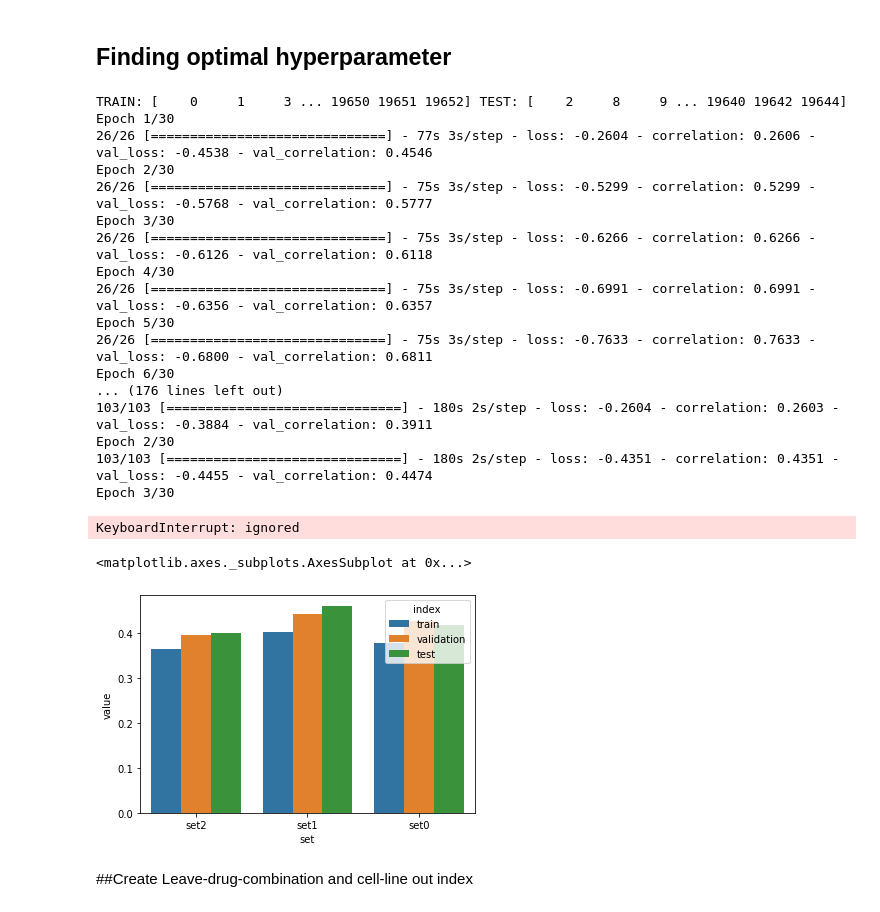
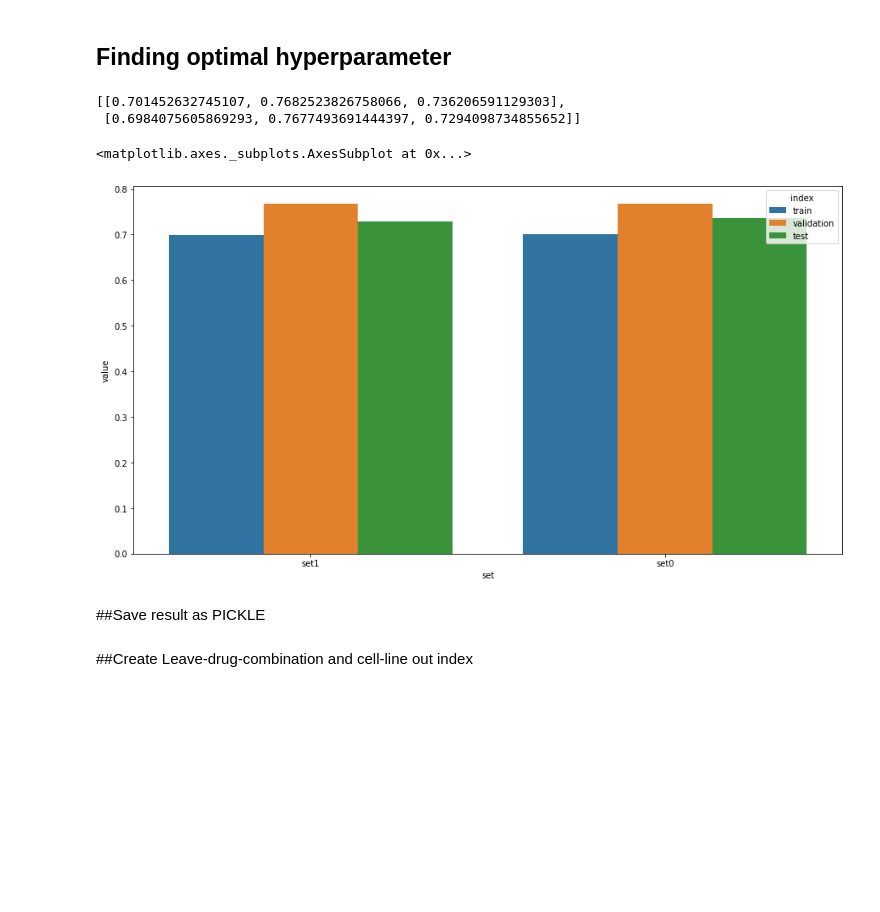
Before and after one commit to kittisaktaoma/colab_practice, a Jupyter notebook: CalcSynergy.ipynb, the cells around one changed output. Saved outputs shown, nothing was run; the diff lists cells and outputs as text; code cells hidden in the pictures; blank space fills up the shorter version.

```diff
--- a/CalcSynergy.ipynb
+++ b/CalcSynergy.ipynb
@@ -917,8 +826,8 @@ params = {'activation_1': ["relu", "tanh"],
           'activation_2': ["relu", "tanh"],
           'layer_1': np.arange(500, 10000,1).tolist(),
           'layer_2': np.arange(500, 10000,1).tolist(),
-          'dropout_1' : np.arange(0.01, 0.05, 0.001).tolist(),
-          'dropout_2' : np.arange(0.01, 0.05, 0.001).tolist(),
+          'dropout_1' : np.arange(0, 0.05, 0.001).tolist(),
+          'dropout_2' : np.arange(0, 0.05, 0.001).tolist(),
           'batch_size': [128,256,512],
           'epochs': [30],
           'optimizer_algorithm' : ["1","2"],
@@ -932,13 +841,13 @@ def my_model(layer_1,dropout_1,activation_1,layer_2,dropout_2,activation_2,optim
 
   #drug structure_1
   drug_01 = Input(shape=(96,5))
-  drug_01_layer1 = GraphConv(2,activation='relu')(drug_01)
+  drug_01_layer1 = GraphConv(3,activation='relu')(drug_01)
   drug_01_pool = tf.keras.layers.GlobalMaxPooling1D()(drug_01_layer1)
   flat1 = Flatten()(drug_01_pool)
 
   #drug structure_2
   drug_02 = Input(shape=(96,5))
-  drug_02_layer1 = GraphConv(2,activation='relu')(drug_02)
+  drug_02_layer1 = GraphConv(3,activation='relu')(drug_02)
   drug_02_pool = tf.keras.layers.GlobalMaxPooling1D()(drug_02_layer1)
   flat2 = Flatten()(drug_02_pool)
 
@@ -1058,53 +967,43 @@ def my_model_cross_validation (hyperparameter_set,n_fold):
 # %%
 import random
 res_model = []
-for i in range(3):
+for i in range(2):
+  print(i)
   res =  my_model_cross_validation(hyperparameter_set="Set"+str(i),n_fold=3)
   res_model.append(res)
-# %% [output]
-TRAIN: [    0     1     3 ... 19650 19651 19652] TEST: [    2     8     9 ... 19640 19642 19644]
-Epoch 1/30
-26/26 [==============================] - 77s 3s/step - loss: -0.2604 - correlation: 0.2606 - val_loss: -0.4538 - val_correlation: 0.4546
-Epoch 2/30
-26/26 [==============================] - 75s 3s/step - loss: -0.5299 - correlation: 0.5299 - val_loss: -0.5768 - val_correlation: 0.5777
-Epoch 3/30
-26/26 [==============================] - 75s 3s/step - loss: -0.6266 - correlation: 0.6266 - val_loss: -0.6126 - val_correlation: 0.6118
-Epoch 4/30
-26/26 [==============================] - 75s 3s/step - loss: -0.6991 - correlation: 0.6991 - val_loss: -0.6356 - val_correlation: 0.6357
-Epoch 5/30
-26/26 [==============================] - 75s 3s/step - loss: -0.7633 - correlation: 0.7633 - val_loss: -0.6800 - val_correlation: 0.6811
-Epoch 6/30
-... (176 lines left out)
-103/103 [==============================] - 180s 2s/step - loss: -0.2604 - correlation: 0.2603 - val_loss: -0.3884 - val_correlation: 0.3911
-Epoch 2/30
-103/103 [==============================] - 180s 2s/step - loss: -0.4351 - correlation: 0.4351 - val_loss: -0.4455 - val_correlation: 0.4474
-Epoch 3/30
-KeyboardInterrupt: ignored
 # %%
 res_metric = []
-for i in range(10):
+for i in range(2):
   metric_ = [res_model[i].get("Mean_train_correlation"),
              res_model[i].get("Mean_val_correlation"),
              res_model[i].get("test_correlation")]
   res_metric.append(metric_)
+# %%
+res_metric
+# %% [output]
+[[0.701452632745107, 0.7682523826758066, 0.736206591129303],
+ [0.6984075605869293, 0.7677493691444397, 0.7294098734855652]]
 # %%
 import numpy as np
 import pandas as pd
 import matplotlib.pyplot as plt
 import seaborn as sns
 
 newDF = pd.DataFrame()
 
 for i in range(res_metric.__len__()):
   df_01 = pd.DataFrame(res_metric[i], columns=['value'])
   df_index = pd.DataFrame(['train','validation','test'], columns=['index'])
   df_final = pd.concat([df_01,df_index],axis=1)
   df_final["set"] = "set"+str(i)
   newDF = df_final.append(newDF)
 
+plt.figure(figsize=(15,8))
 sns.barplot(x="set", y="value",
             hue="index",
             data=newDF)
 # %% [output]
 <matplotlib.axes._subplots.AxesSubplot at 0x...>
-[figure, old version]
+[figure, new version]
+# %% [markdown]
+##Save result as PICKLE
```
Also changed, not shown: parts of 12 cells of this notebook.
